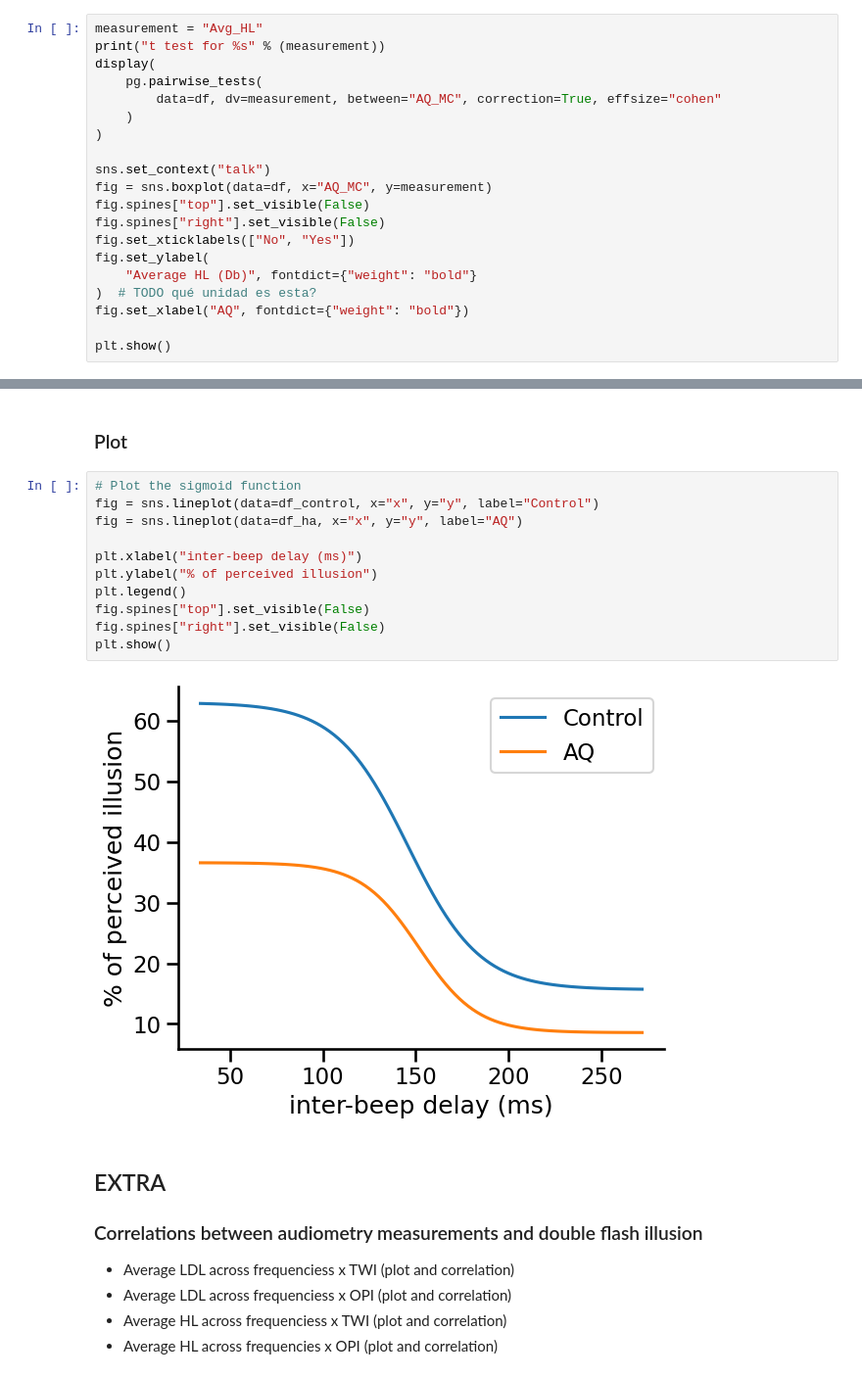
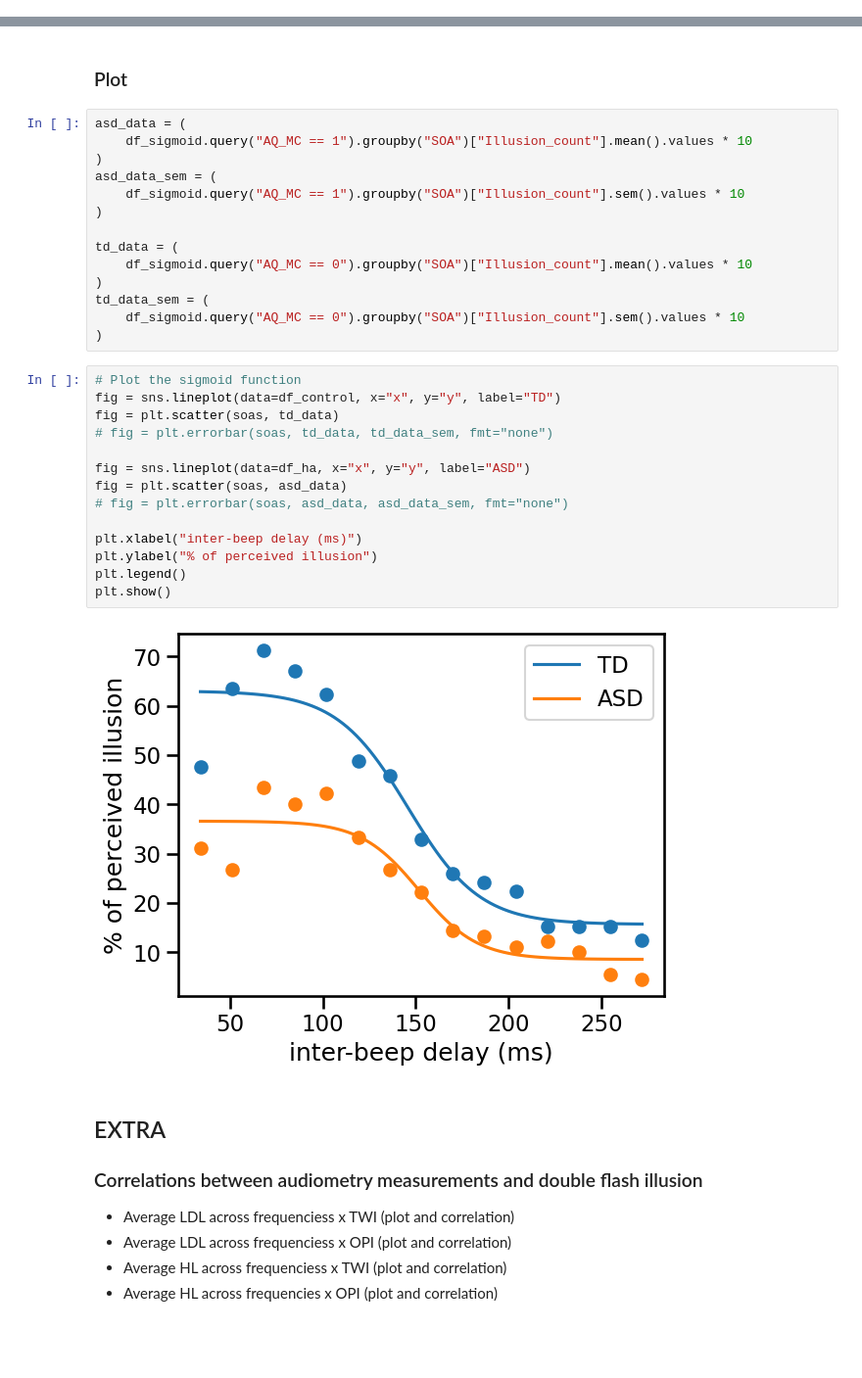
Before and after one commit to camila-maura/GIFTED-DFI, a Jupyter notebook: aq_analysis.ipynb, the cells around one changed output, grey strips where cells are left out. Shown at 98% size. Drawn from its saved outputs; the diff is of its cells as text; blank space fills up the shorter version.

```diff
--- a/aq_analysis.ipynb
+++ b/aq_analysis.ipynb
@@ -584,23 +605,3 @@ pg.pairwise_tests(
 | 19 | Freq * Group | HL_4000 | AQ | Control | False | True | 0.635831 | 14.413678 | two-sided | 0.534852 | ... |
 | 20 | Freq * Group | HL_500 | AQ | Control | False | True | 1.205941 | 20.203702 | two-sided | 0.241774 | ... |
 | 21 | Freq * Group | HL_8000 | AQ | Control | False | True | -1.189381 | 15.410127 | two-sided | 0.252294 | ... |
-# %%
-measurement = "Avg_HL"
-print("t test for %s" % (measurement))
-display(
-    pg.pairwise_tests(
-        data=df, dv=measurement, between="AQ_MC", correction=True, effsize="cohen"
-    )
-)
-
-sns.set_context("talk")
-fig = sns.boxplot(data=df, x="AQ_MC", y=measurement)
-fig.spines["top"].set_visible(False)
-fig.spines["right"].set_visible(False)
-fig.set_xticklabels(["No", "Yes"])
-fig.set_ylabel(
-    "Average HL (Db)", fontdict={"weight": "bold"}
-)  # TODO qué unidad es esta?
-fig.set_xlabel("AQ", fontdict={"weight": "bold"})
-
-plt.show()
@@ -657,19 +746,36 @@ df_control = pd.DataFrame({"x": x, "y": y_control})
 df_ha = pd.DataFrame({"x": x, "y": y_ha})
 # %% [markdown]
 ### Plot
+# %%
+asd_data = (
+    df_sigmoid.query("AQ_MC == 1").groupby("SOA")["Illusion_count"].mean().values * 10
+)
+asd_data_sem = (
+    df_sigmoid.query("AQ_MC == 1").groupby("SOA")["Illusion_count"].sem().values * 10
+)
+
+td_data = (
+    df_sigmoid.query("AQ_MC == 0").groupby("SOA")["Illusion_count"].mean().values * 10
+)
+td_data_sem = (
+    df_sigmoid.query("AQ_MC == 0").groupby("SOA")["Illusion_count"].sem().values * 10
+)
 # %%
 # Plot the sigmoid function
-fig = sns.lineplot(data=df_control, x="x", y="y", label="Control")
-fig = sns.lineplot(data=df_ha, x="x", y="y", label="AQ")
+fig = sns.lineplot(data=df_control, x="x", y="y", label="TD")
+fig = plt.scatter(soas, td_data)
+# fig = plt.errorbar(soas, td_data, td_data_sem, fmt="none")
+
+fig = sns.lineplot(data=df_ha, x="x", y="y", label="ASD")
+fig = plt.scatter(soas, asd_data)
+# fig = plt.errorbar(soas, asd_data, asd_data_sem, fmt="none")
 
 plt.xlabel("inter-beep delay (ms)")
 plt.ylabel("% of perceived illusion")
 plt.legend()
-fig.spines["top"].set_visible(False)
-fig.spines["right"].set_visible(False)
 plt.show()
 # %% [output]
-[figure, old version]
+[figure, new version]
 # %% [markdown]
 ## EXTRA
 ### Correlations between audiometry measurements and double flash illusion
```
Also changed, not shown: parts of 13 cells of this notebook, 2 other files.
